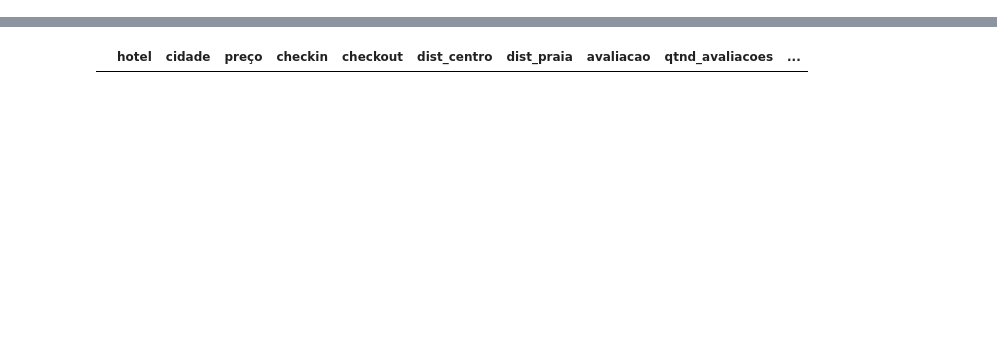
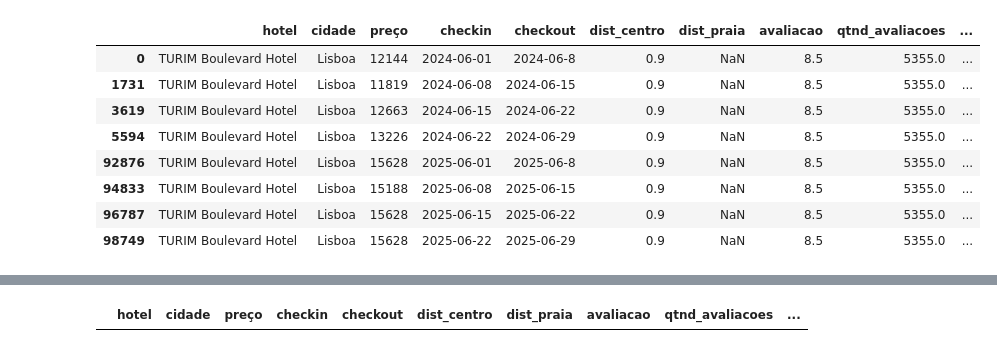
Before and after one commit to clarabarretto/data-science, a Jupyter notebook: selenium-extraction/teste.ipynb, the cells around one changed output, grey strips where cells are left out. Cells and saved outputs as stored; diff of their text form; code cells hidden in the pictures; blank space fills up the shorter version.

```diff
--- a/selenium-extraction/teste.ipynb
+++ b/selenium-extraction/teste.ipynb
@@ -7,3 +41,16 @@ hospedagens = pd.read_csv('resultado.csv', decimal=".")
+# %%
+# Exibir o resultado
+hospedagens_filtradas[hospedagens["hotel"] == "TURIM Boulevard Hotel"]
+# %% [output]
+|  | hotel | cidade | preço | checkin | checkout | dist_centro | dist_praia | avaliacao | qtnd_avaliacoes | ... |
+| 0 | TURIM Boulevard Hotel | Lisboa | 12144 | 2024-06-01 | 2024-06-8 | 0.9 | NaN | 8.5 | 5355.0 | ... |
+| 1731 | TURIM Boulevard Hotel | Lisboa | 11819 | 2024-06-08 | 2024-06-15 | 0.9 | NaN | 8.5 | 5355.0 | ... |
+| 3619 | TURIM Boulevard Hotel | Lisboa | 12663 | 2024-06-15 | 2024-06-22 | 0.9 | NaN | 8.5 | 5355.0 | ... |
+| 5594 | TURIM Boulevard Hotel | Lisboa | 13226 | 2024-06-22 | 2024-06-29 | 0.9 | NaN | 8.5 | 5355.0 | ... |
+| 92876 | TURIM Boulevard Hotel | Lisboa | 15628 | 2025-06-01 | 2025-06-8 | 0.9 | NaN | 8.5 | 5355.0 | ... |
+| 94833 | TURIM Boulevard Hotel | Lisboa | 15188 | 2025-06-08 | 2025-06-15 | 0.9 | NaN | 8.5 | 5355.0 | ... |
+| 96787 | TURIM Boulevard Hotel | Lisboa | 15628 | 2025-06-15 | 2025-06-22 | 0.9 | NaN | 8.5 | 5355.0 | ... |
+| 98749 | TURIM Boulevard Hotel | Lisboa | 15628 | 2025-06-22 | 2025-06-29 | 0.9 | NaN | 8.5 | 5355.0 | ... |
 # %%
 hospedagens['checkin'] = pd.to_datetime(hospedagens['checkin'])
 # %%
```
Also changed, not shown: parts of 6 cells of this notebook.
